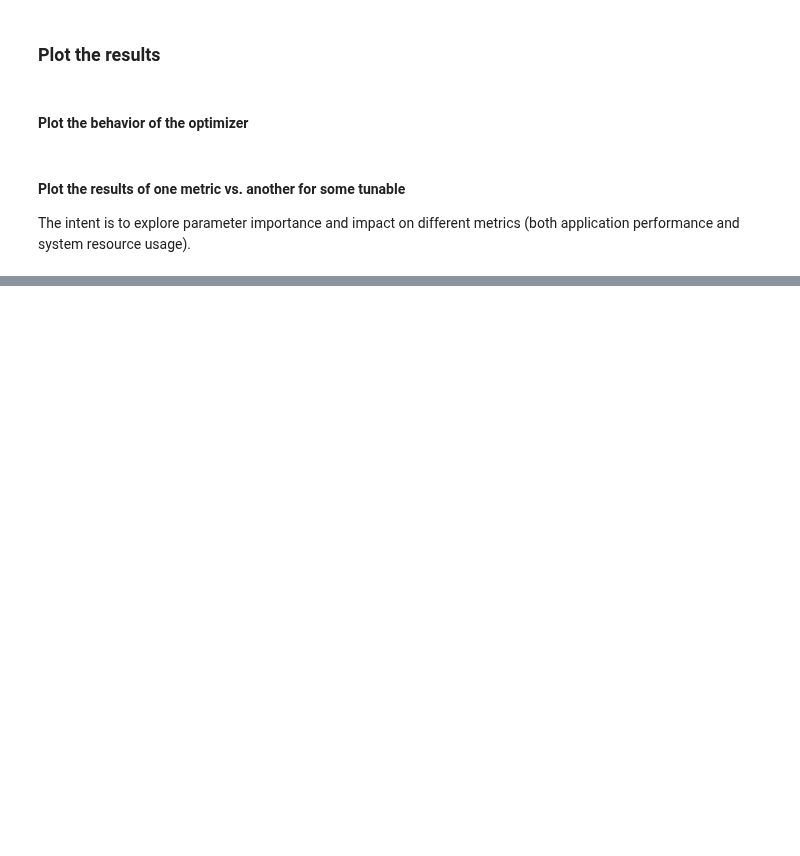
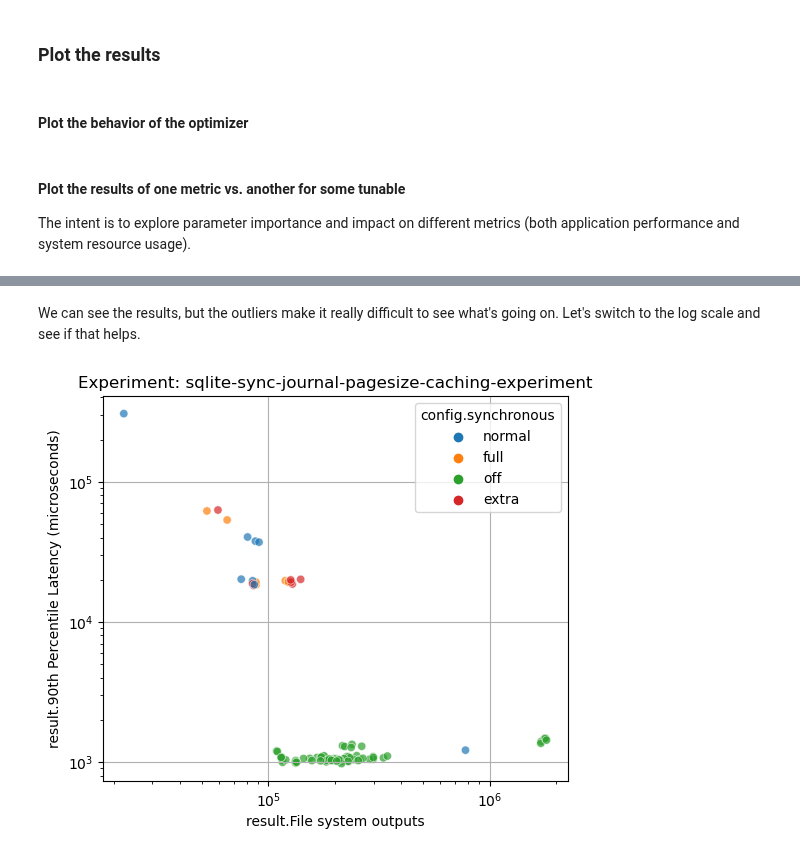
Before and after one commit to Microsoft-CISL/sqlite-autotuning, a Jupyter notebook: mlos_sqlite_demo.ipynb, the cells around one changed output, grey strips where cells are left out. Saved outputs shown, nothing was run; the diff lists cells and outputs as text; code cells hidden in the pictures; blank space fills up the shorter version.

```diff
--- a/mlos_sqlite_demo.ipynb
+++ b/mlos_sqlite_demo.ipynb
@@ -115,0 +111,15 @@ plt.show()
+# %% [markdown]
+We can see the results, but the outliers make it really difficult to see what's going on. Let's switch to the log scale and see if that helps.
+# %%
+plt.rcParams["figure.figsize"] = (6, 5)
+
+sns.scatterplot(data=df, x=METRIC, y=SCORE, hue=CATEGORY, marker='o', alpha=0.7)
+
+plt.xscale('log')
+plt.yscale('log')
+
+plt.title("Experiment: " + exp.exp_id)
+plt.grid()
+plt.show()
+# %% [output]
+[figure, added]
```
Also changed, not shown: parts of 15 cells of this notebook.
